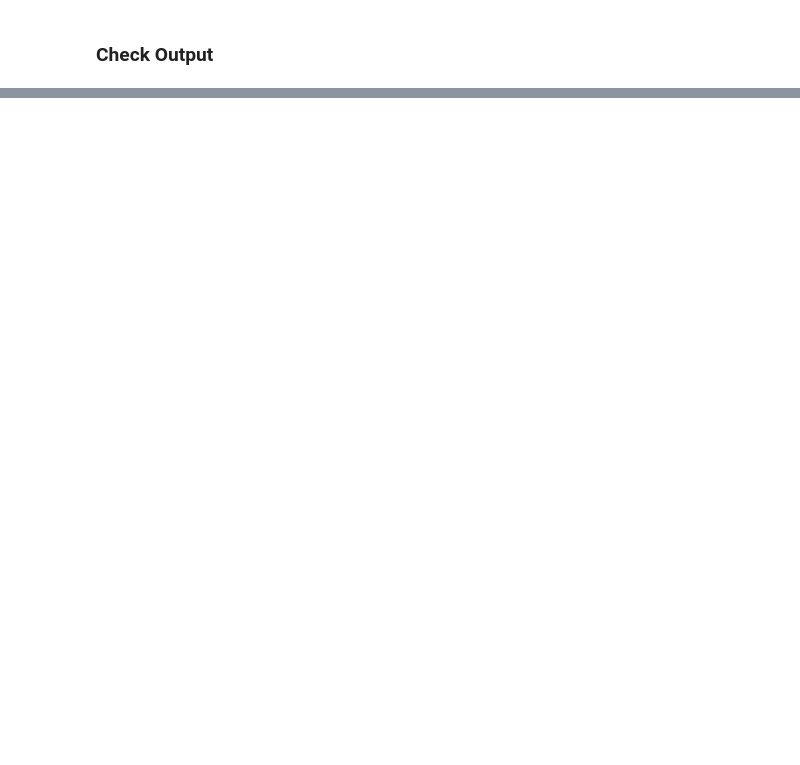
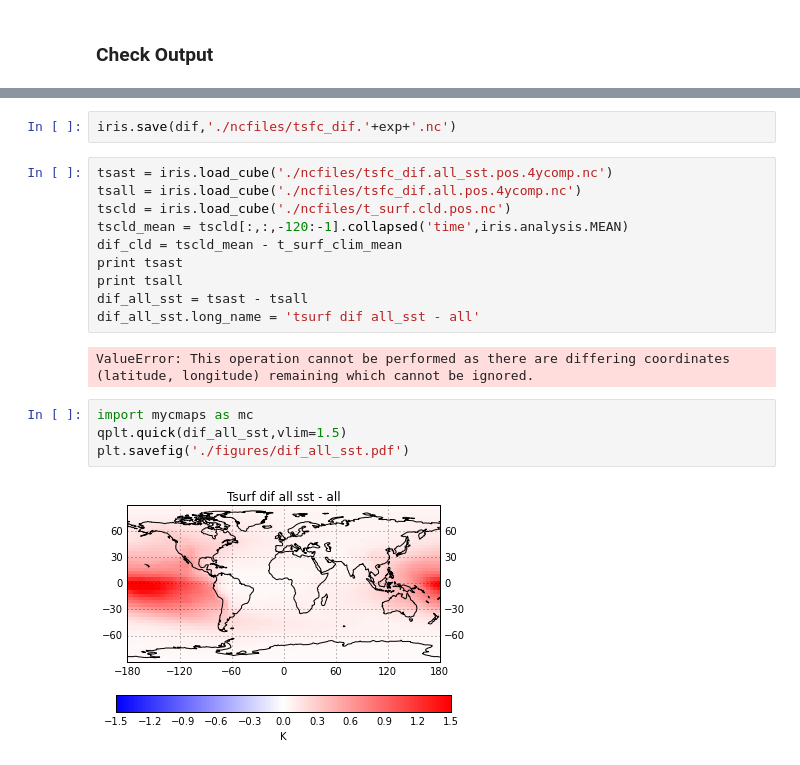
Before and after one commit to nltyrrell/greb_tools, a Jupyter notebook: greb_exp_4ysl_composites.ipynb, the cells around one changed output, grey strips where cells are left out. Drawn from its saved outputs; the diff is of its cells as text; blank space fills up the shorter version.

```diff
--- a/greb_exp_4ysl_composites.ipynb
+++ b/greb_exp_4ysl_composites.ipynb
@@ -347,0 +443,20 @@ plt.savefig('./figures/tsfc_dif.'+exp+'.pdf')
+# %%
+iris.save(dif,'./ncfiles/tsfc_dif.'+exp+'.nc')
+# %%
+tsast = iris.load_cube('./ncfiles/tsfc_dif.all_sst.pos.4ycomp.nc')
+tsall = iris.load_cube('./ncfiles/tsfc_dif.all.pos.4ycomp.nc')
+tscld = iris.load_cube('./ncfiles/t_surf.cld.pos.nc')
+tscld_mean = tscld[:,:,-120:-1].collapsed('time',iris.analysis.MEAN)
+dif_cld = tscld_mean - t_surf_clim_mean
+print tsast
+print tsall
+dif_all_sst = tsast - tsall
+dif_all_sst.long_name = 'tsurf dif all_sst - all'
+# %% [output]
+ValueError: This operation cannot be performed as there are differing coordinates (latitude, longitude) remaining which cannot be ignored.
+# %%
+import mycmaps as mc
+qplt.quick(dif_all_sst,vlim=1.5)
+plt.savefig('./figures/dif_all_sst.pdf')
+# %% [output]
+[figure, added]
```
Also changed, not shown: parts of 13 cells of this notebook, 7 other files.
